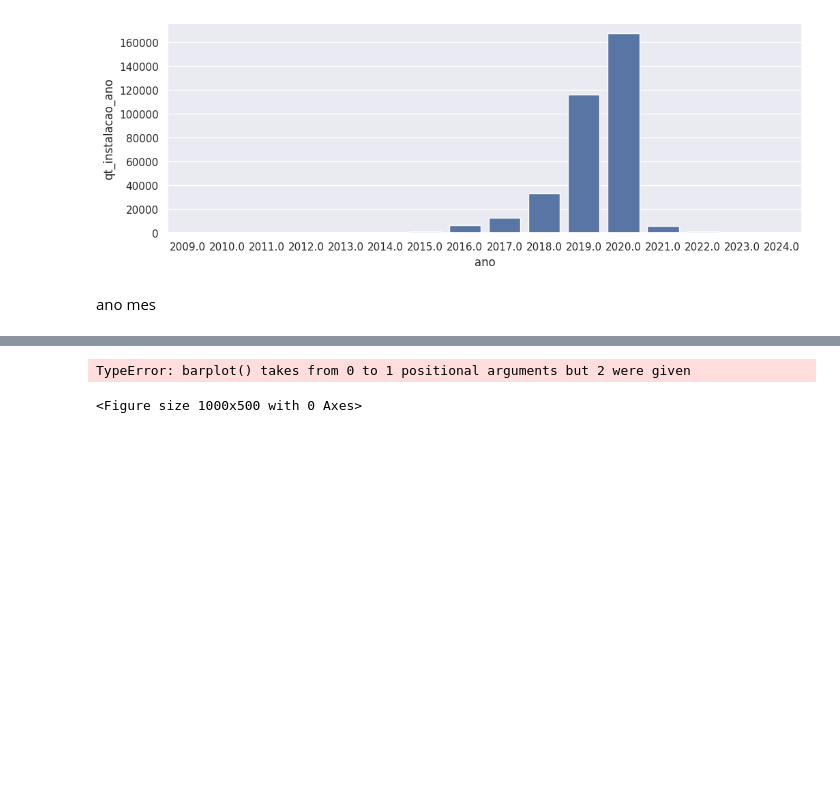
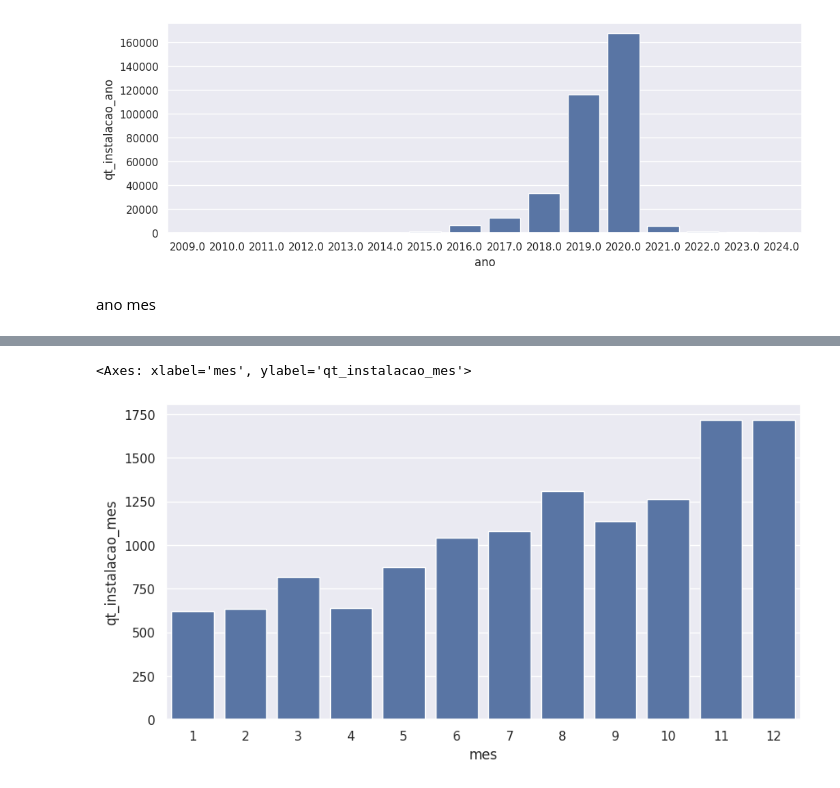
Before and after one commit to Oseiasdfarias/projeto_portifolio_data_science, a Jupyter notebook: geracao_distribuida_fotovoltaica.ipynb, the cells around one changed output, grey strips where cells are left out. Drawn from its saved outputs; the diff is of its cells as text; code cells hidden in the pictures; blank space fills up the shorter version.

```diff
--- a/geracao_distribuida_fotovoltaica.ipynb
+++ b/geracao_distribuida_fotovoltaica.ipynb
@@ -412,6 +421,6 @@ plt.bar(np.array(data2017_12["mes"]), np.array(data2017_12["soma_potencia_mes"])
 # %%
 plt.figure(figsize=(10, 5))
-sns.barplot(data2017_12["mes"], data2017_12["qt_instalacao_mes"])
+sns.barplot(data=data2017, x="mes", y="qt_instalacao_mes")
 # %% [output]
-TypeError: barplot() takes from 0 to 1 positional arguments but 2 were given
+<Axes: xlabel='mes', ylabel='qt_instalacao_mes'>
-<Figure size 1000x500 with 0 Axes>
+[figure, added]
```
Also changed, not shown: parts of 8 cells of this notebook.
